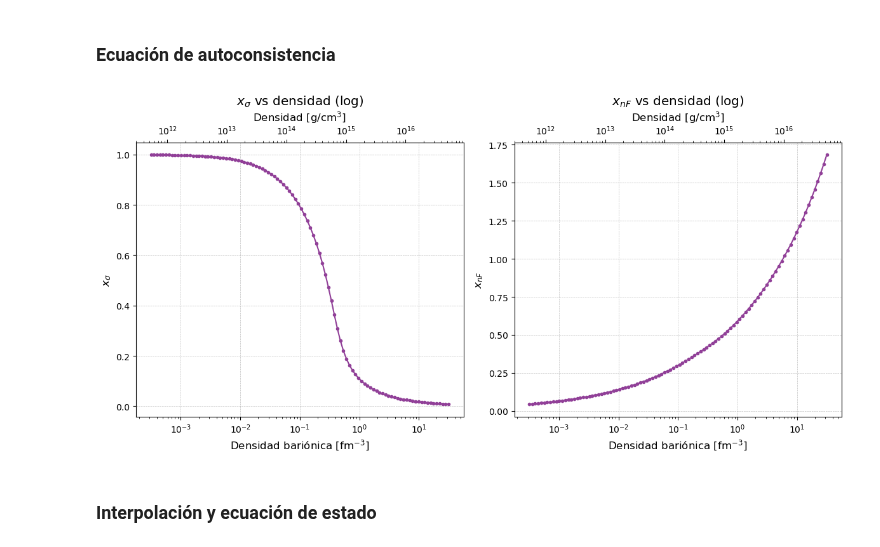
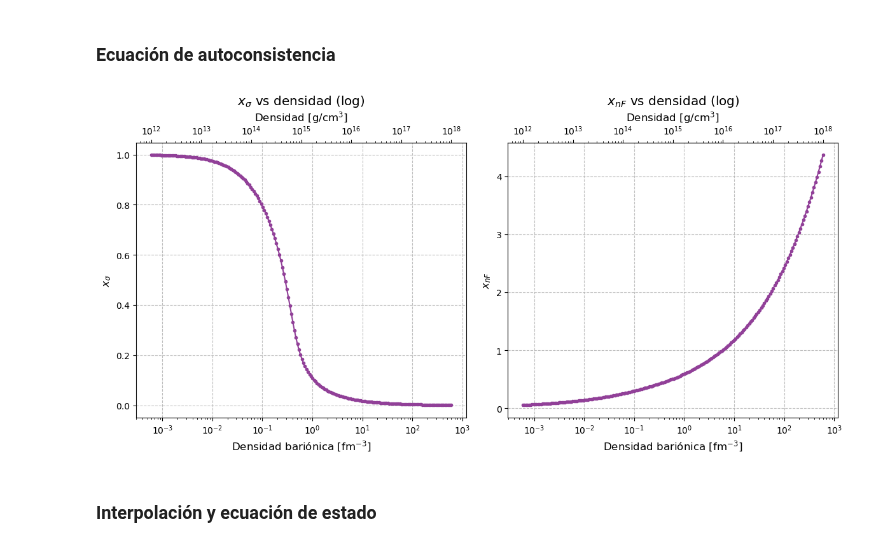
Before and after one commit to Vendetta0462/CalculosSimulaciones, a Jupyter notebook: NS_Structure/neutron-star-matter.ipynb, the cells around one changed output. Saved outputs shown, nothing was run; the diff lists cells and outputs as text; code cells hidden in the pictures.

```diff
--- a/NS_Structure/neutron-star-matter.ipynb
+++ b/NS_Structure/neutron-star-matter.ipynb
@@ -189,10 +189,11 @@ array([-2.22044605e-16,  1.94289029e-16])
 ### Ecuación de autoconsistencia
 # %%
 # Testeamos las soluciones de autoconsistencia
-n_prove = np.logspace(-3.5, 1.5, 100)
+# n_prove = np.logspace(-3.5, 1.5, 100)
+n_prove = n_barions
 NSEoS.plot_autoconsistencia(n_prove, params)
 # %% [output]
-[figure, old version]
+[figure, new version]
 # %% [markdown]
 ### Interpolación y ecuación de estado
 # %%
```
Also changed, not shown: parts of 4 cells of this notebook, 1 other file.
